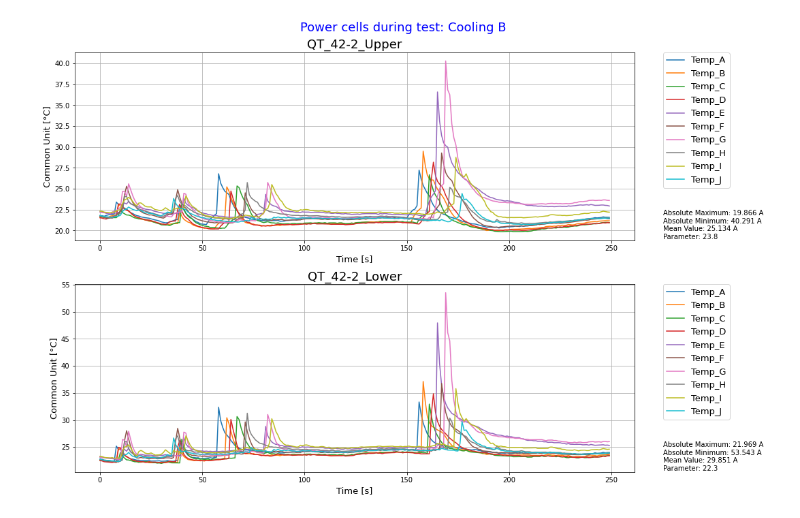
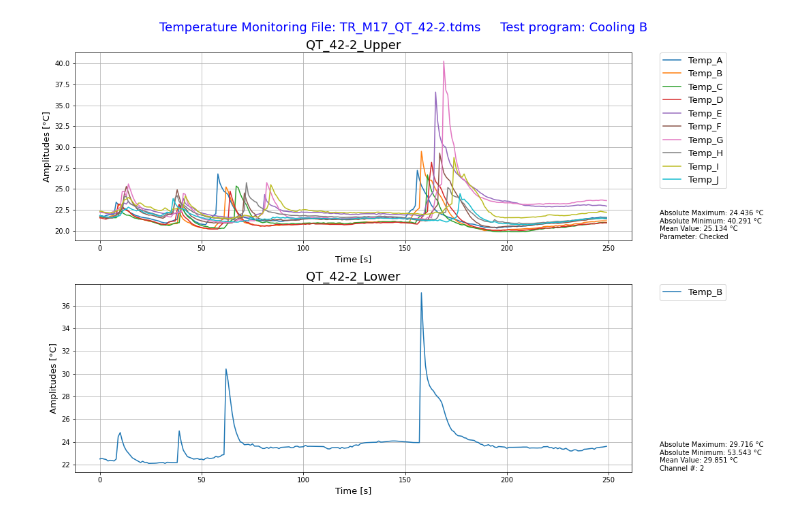
Before and after one commit to ni/systemlink-server-examples, a Jupyter notebook: jupyter/analysis-automation/BasicExample.ipynb, the cells around one changed output. Saved outputs shown, nothing was run; the diff lists cells and outputs as text; code cells hidden in the pictures.

```diff
--- a/jupyter/analysis-automation/BasicExample.ipynb
+++ b/jupyter/analysis-automation/BasicExample.ipynb
@@ -86,13 +55,13 @@ for group in get_groups(file_info):
 # %%
-# --- The Analysis Automation Procedure Package parameter cell correspnding to the ANP parameter definition.
-#     (see: cell "property inspector" => area: Advanced Tools => cell metadata)
+# The Analysis Automation Procedure Package parameter cell corresponds to the ANP parameter definition.
+# (see: cell "property inspector" => area: Advanced Tools => cell metadata)
 
-grp_1 = 22.3
-grp_2 = 23.8
+comment_grp_1 = "Checked"
+show_channel_of_group = 2
 # %%
-# --- The  Analysis Automation Procedure Package parameter set is avaible from the cell below the parameter cell itself
+# The  Analysis Automation Procedure Package parameter set is available from the cell below the parameter cell itself
 
 # Enter the parameter in the info box of the plot.
-formatted_properties[0] +=",Parameter: " + str(grp_1)
-formatted_properties[1] +=",Parameter: " + str(grp_2)
+formatted_properties[1] +=",Parameter: " + str(comment_grp_1)
+formatted_properties[0] +=",Channel #: " + str(show_channel_of_group)
 # %%
@@ -126,16 +90,16 @@ for group in get_groups(file_info):
     bulk_data.append(values)
 # %%
-# --- Helper method and constant for plotting data ---
+# Helper method and constant for plotting data
 CurrFontsize = 18
 AxisLableFontSize = CurrFontsize - 5
 
-def PlotArea(subplot, BulkData, ChnMetaData, FormattedProperties):
+def PlotArea(subplot, BulkData, ChnMetaData, useChnSelector, FormattedProperties):
     """ Plot a sub print area of a figure
      :param subplot:            Object of the plot print area
      :param BulkData:           Channel bulk data to print
      :param MetaData:           Channel metadata (name, properties, ...)
      :param FormattedProperties: String with comma-separated parts as content for the info box area
-                                e.g.: "Absolute Maximum: 12.6 A,Absolute Minimum: -22.3 A"
+                                e.g.: "Absolute Maximum: 12.6 °C,Absolute Minimum: -22.3 °C"
     """
     # Place a text box below the legend
     subplot.text(1.05, 0.0, FormattedProperties.replace(",", "\n"),
@@ -147,23 +111,26 @@ def PlotArea(subplot, BulkData, ChnMetaData, FormattedProperties):
     subplot.set_ylabel('Amplitudes ['+unit+']', fontsize=AxisLableFontSize)
     i = 0
     for channel in ChnMetaData:
-        subplot.plot(BulkData[i], label=channel.name)      # Lable => name of the curve = channel
-        i = i + 1
-
+        if (useChnSelector):
+            if (i == (show_channel_of_group - 1)):
+                subplot.plot(BulkData[i], label=channel.name)    # Lable => name of the curve = channel
+        else:
+            subplot.plot(BulkData[i], label=channel.name)        # Lable => name of the curve = channel
+        i += 1
 
     # Place a legend to the right of this subplot.
     subplot.legend(bbox_to_anchor=(1.05, 1), loc='upper left', borderaxespad=0., fontsize=AxisLableFontSize)
 # %%
-#--- Create plot and print data ---
+# Create plot and print data
 fig, (ax1, ax2) = plt.subplots(nrows=2, ncols=1, figsize=(15, 10))
 fig.suptitle ('Temperature Monitoring File: '+ test_file_name + '     Test program: ' + program_name, fontsize=CurrFontsize, color='blue')
 
 ax1.set_title(group_names[1], fontsize=CurrFontsize)
-PlotArea(ax1, bulk_data[1],  channels, formatted_properties[1])
+PlotArea(ax1, bulk_data[1],  channels[1], False, formatted_properties[1])
 ax2.set_title(group_names[0], fontsize=CurrFontsize)
-PlotArea(ax2, bulk_data[0], channels, formatted_properties[0])
+PlotArea(ax2, bulk_data[0], channels[0], True, formatted_properties[0])
 
 plt.tight_layout()
 plt.show()
 # %% [output]
-[figure, old version]
+[figure, new version]
```
Also changed, not shown: parts of 5 cells of this notebook.
